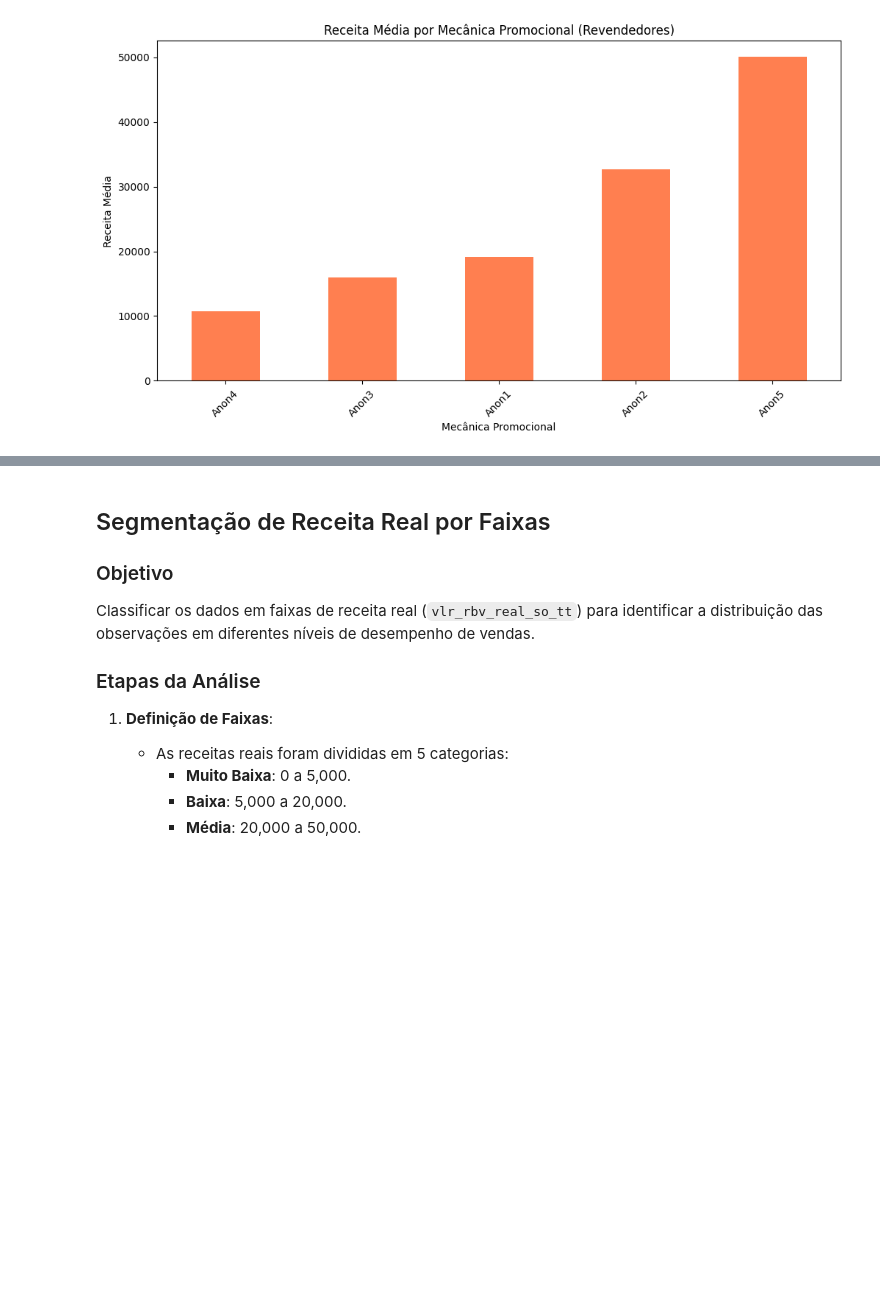
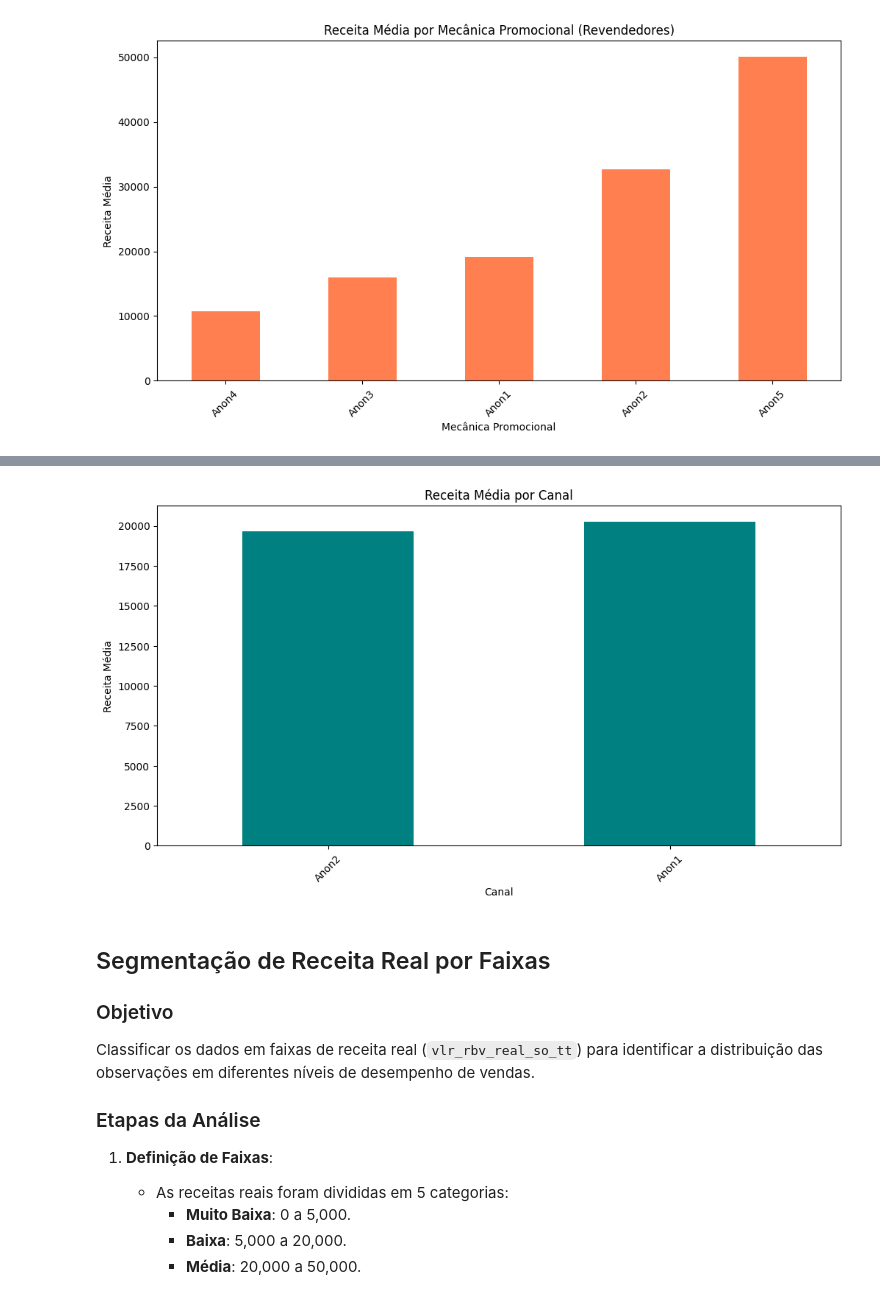
Before and after one commit to jpcunhadias/promo-sales-insights, a Jupyter notebook: notebooks/01-eda.ipynb, the cells around one changed output, grey strips where cells are left out. Drawn from its saved outputs; the diff is of its cells as text; code cells hidden in the pictures; blank space fills up the shorter version.

```diff
--- a/notebooks/01-eda.ipynb
+++ b/notebooks/01-eda.ipynb
@@ -162,0 +154,2 @@ dtype: int64
+# %%
+sales["cod_agrupador_sap_material"] = sales["cod_agrupador_sap_material"].astype(str)
@@ -173,17 +291,19 @@ plt.show()
 [figure]
 # %%
 # Calcular o desconto percentual
-sales['desconto_percentual'] = (sales['vlr_preco_base'] - sales['vlr_preco_venda']) / sales['vlr_preco_base'] * 100
+sales["desconto_percentual"] = (
+    (sales["vlr_preco_base"] - sales["vlr_preco_venda"]) / sales["vlr_preco_base"] * 100
+)
 
 # Estatísticas básicas sobre o desconto
-print(sales['desconto_percentual'].describe())
+print(sales["desconto_percentual"].describe())
 
 # Visualizar a distribuição dos descontos
 plt.figure(figsize=(10, 6))
-sns.histplot(sales['desconto_percentual'], kde=True, bins=30)
-plt.title('Distribuição do Desconto Percentual')
-plt.xlabel('Desconto (%)')
-plt.ylabel('Frequência')
+sns.histplot(sales["desconto_percentual"], kde=True, bins=30)
+plt.title("Distribuição do Desconto Percentual")
+plt.xlabel("Desconto (%)")
+plt.ylabel("Frequência")
 plt.show()
 # %% [output]
 count    19502.000000
@@ -198,18 +318,15 @@ Name: desconto_percentual, dtype: float64
 [interactive output not drawn]
 [figure]
 # %%
-# Criar uma nova variável para o desconto percentual
-sales['desconto_percentual'] = (sales['vlr_preco_base'] - sales['vlr_preco_venda']) / sales['vlr_preco_base'] * 100
-
 # Estatísticas descritivas do desconto percentual
-print(sales['desconto_percentual'].describe())
+print(sales["desconto_percentual"].describe())
 
 # Visualizar a relação entre preços e receita
 plt.figure(figsize=(10, 6))
-sns.scatterplot(x='vlr_preco_base', y='vlr_rbv_real_so_tt', data=sales, alpha=0.7)
-plt.title('Relação entre Preço Base e Receita Real')
-plt.xlabel('Preço Base')
-plt.ylabel('Receita Real')
+sns.scatterplot(x="vlr_preco_base", y="vlr_rbv_real_so_tt", data=sales, alpha=0.7)
+plt.title("Relação entre Preço Base e Receita Real")
+plt.xlabel("Preço Base")
+plt.ylabel("Receita Real")
 plt.show()
 # %% [output]
 count    19502.000000
@@ -589,0 +635,12 @@ plt.show()
+# %%
+canal = sales.groupby("cod_canal")["vlr_rbv_real_so_tt"].mean()
+
+# Visualizar mecânicas do consumidor
+plt.figure(figsize=(12, 6))
+canal.sort_values().plot(kind="bar", color="teal")
+plt.title("Receita Média por Canal")
+plt.xlabel("Canal")
+plt.ylabel("Receita Média")
+plt.xticks(rotation=45)
+plt.show()
+# %% [output]
@@ -590,3 +648,4 @@ plt.show()
+[figure, added]
 # %% [markdown]
 ## Segmentação de Receita Real por Faixas
 
```
Also changed, not shown: parts of 47 cells of this notebook, 2 other files.
